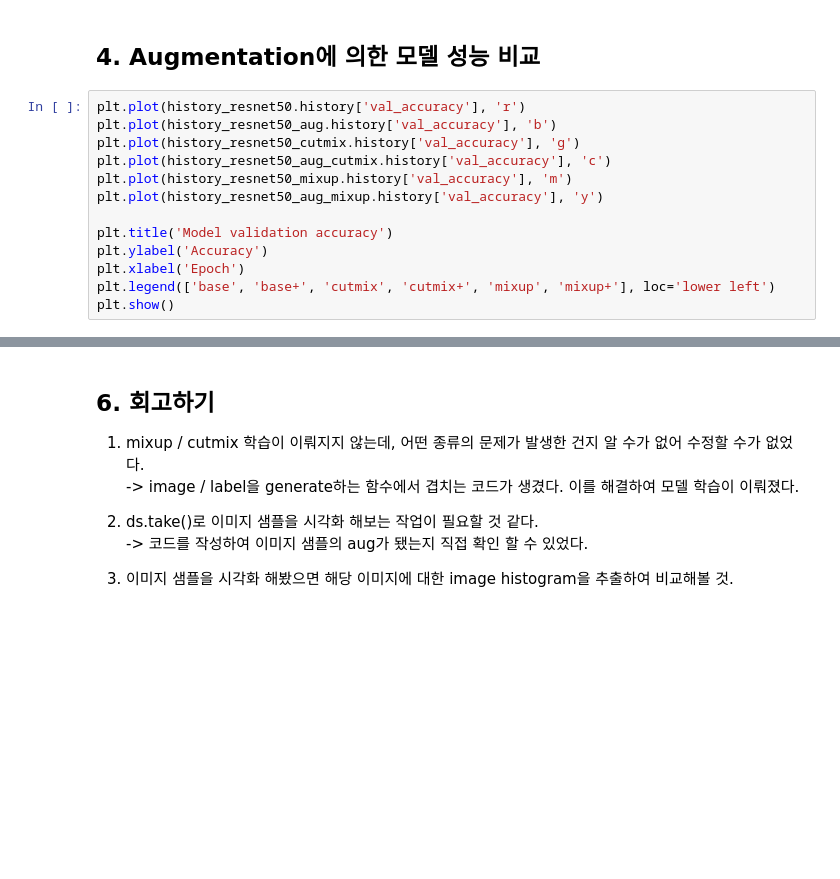
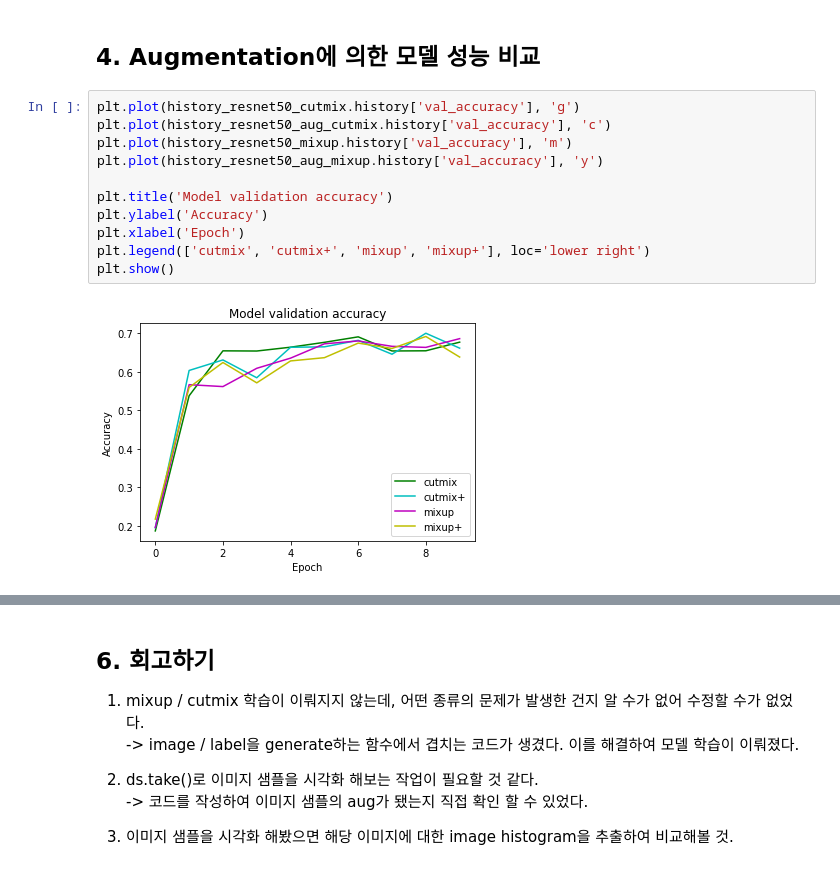
Before and after one commit to 3n952/aiffel_6, a Jupyter notebook: GD02/GD02_main.ipynb, the cells around one changed output, grey strips where cells are left out. Cells and saved outputs as stored; diff of their text form; blank space fills up the shorter version.

```diff
--- a/GD02/GD02_main.ipynb
+++ b/GD02/GD02_main.ipynb
@@ -589,16 +631,16 @@ history_resnet50_aug_mixup = aug_resnet50_mixup.fit(
 # %% [markdown]
 ## 4. Augmentation에 의한 모델 성능 비교
 # %%
-plt.plot(history_resnet50.history['val_accuracy'], 'r')
-plt.plot(history_resnet50_aug.history['val_accuracy'], 'b')
 plt.plot(history_resnet50_cutmix.history['val_accuracy'], 'g')
 plt.plot(history_resnet50_aug_cutmix.history['val_accuracy'], 'c')
 plt.plot(history_resnet50_mixup.history['val_accuracy'], 'm')
 plt.plot(history_resnet50_aug_mixup.history['val_accuracy'], 'y')
 
 plt.title('Model validation accuracy')
 plt.ylabel('Accuracy')
 plt.xlabel('Epoch')
-plt.legend(['base', 'base+', 'cutmix', 'cutmix+', 'mixup', 'mixup+'], loc='lower left')
+plt.legend(['cutmix', 'cutmix+', 'mixup', 'mixup+'], loc='lower right')
 plt.show()
+# %% [output]
+[figure, added]
 # %%
```
Also changed, not shown: parts of 4 cells of this notebook.
